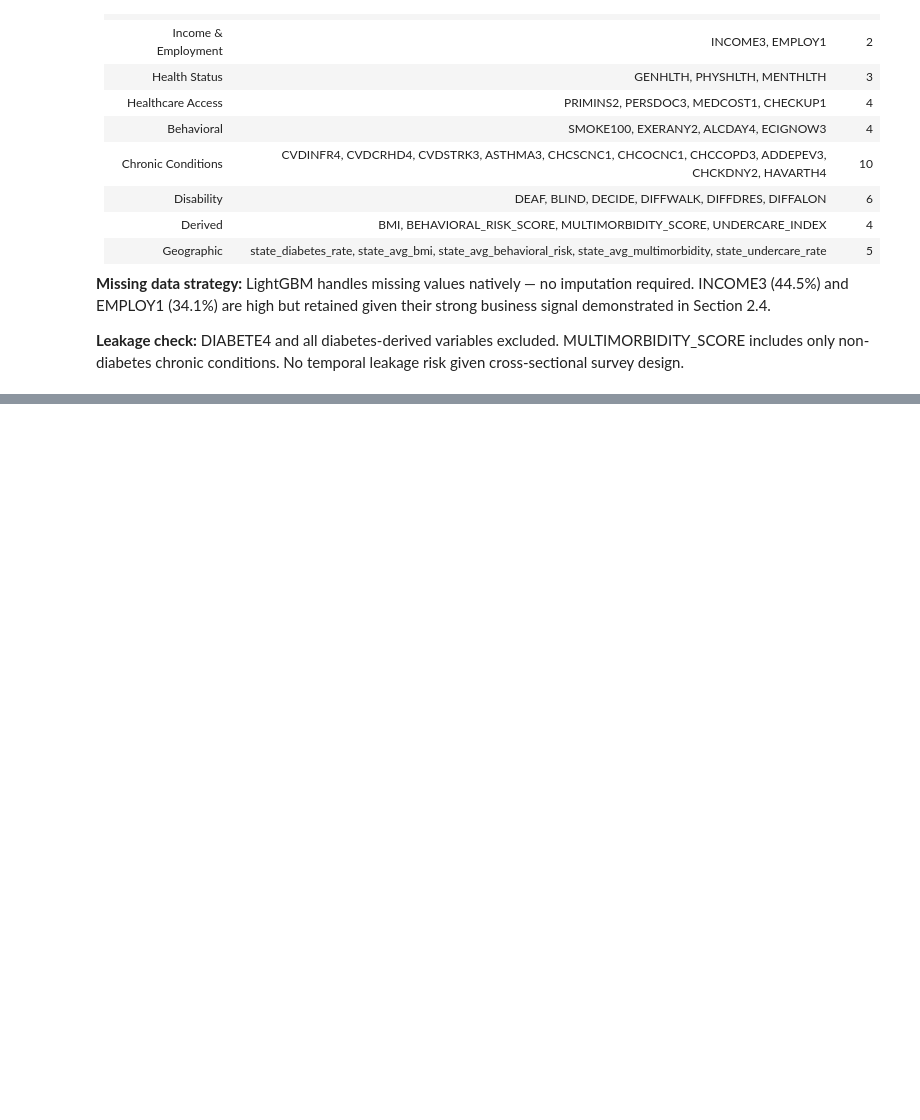
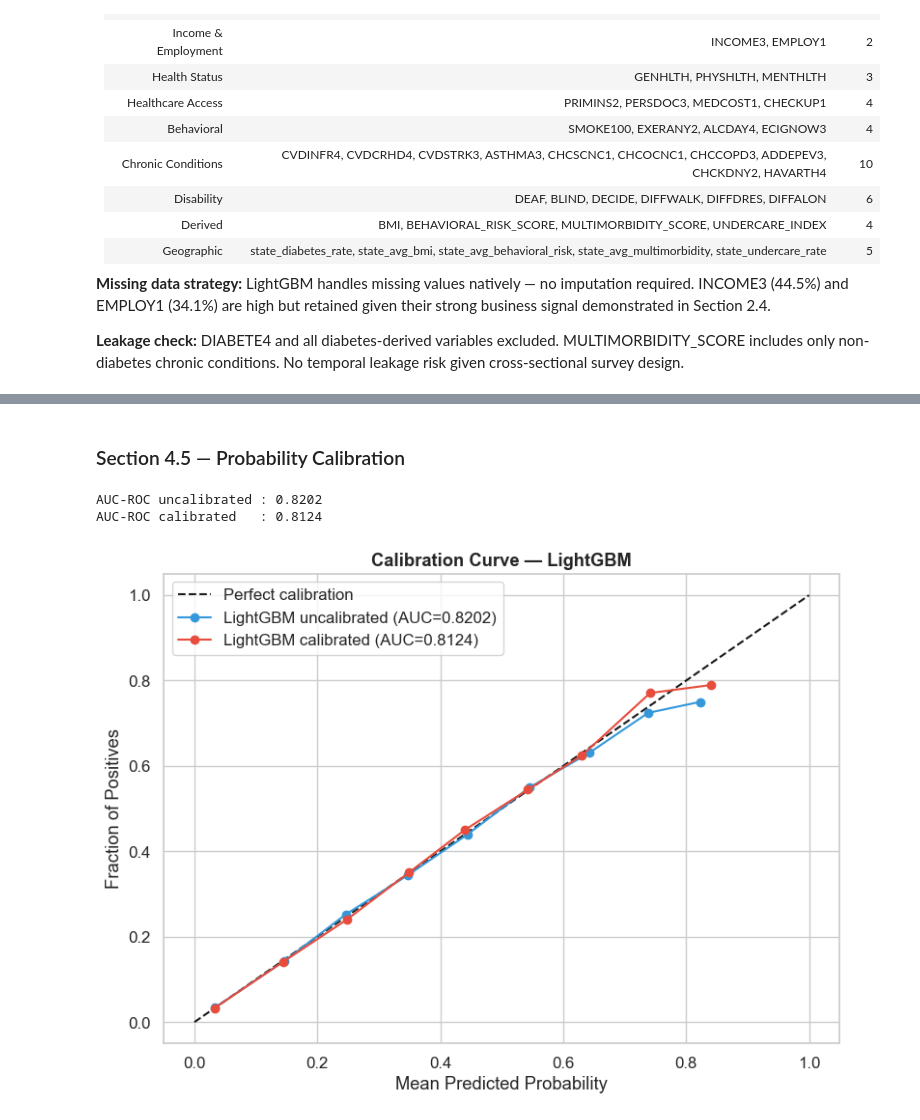
Before and after one commit to ArvindB75/silent-risk-chronic-disease, a Jupyter notebook: notebooks/silent_risk_brfss_2024.ipynb, the cells around one changed output, grey strips where cells are left out. Cells and saved outputs as stored; diff of their text form; code cells hidden in the pictures; blank space fills up the shorter version.

Commit message:
Section 4 — modeling complete: logistic regression baseline, LightGBM, hyperparameter optimization, calibration, evaluation, threshold selection, secondary model

```diff
--- a/notebooks/silent_risk_brfss_2024.ipynb
+++ b/notebooks/silent_risk_brfss_2024.ipynb
@@ -1667,0 +2185,50 @@ dtype: float64
+# %% [markdown]
+### Section 4.5 — Probability Calibration
+# %%
+# --- 4.5 Probability Calibration ---
+
+from sklearn.calibration import CalibratedClassifierCV, calibration_curve
+
+# Calibrate with isotonic regression on a validation split
+X_cal, X_val, y_cal, y_val = train_test_split(
+    X_test, y_test, test_size=0.5, random_state=42, stratify=y_test
+)
+
+lgb_calibrated = CalibratedClassifierCV(lgb_final, method='isotonic', cv=5)
+lgb_calibrated.fit(X_cal, y_cal)
+
+# Calibrated probabilities on validation set
+y_pred_proba_cal = lgb_calibrated.predict_proba(X_val)[:, 1]
+y_pred_proba_uncal = lgb_final.predict_proba(X_val)[:, 1]
+
+auc_cal = roc_auc_score(y_val, y_pred_proba_cal)
+auc_uncal = roc_auc_score(y_val, y_pred_proba_uncal)
+
+print(f"AUC-ROC uncalibrated : {auc_uncal:.4f}")
+print(f"AUC-ROC calibrated   : {auc_cal:.4f}")
+print()
+
+# Calibration curves
+fig, ax = plt.subplots(figsize=(8, 6))
+
+ax.plot([0, 1], [0, 1], 'k--', label='Perfect calibration')
+
+frac_pos, mean_pred = calibration_curve(y_val, y_pred_proba_uncal, n_bins=10)
+ax.plot(mean_pred, frac_pos, 'o-', color='#3498db', label=f'LightGBM uncalibrated (AUC={auc_uncal:.4f})')
+
+frac_pos_cal, mean_pred_cal = calibration_curve(y_val, y_pred_proba_cal, n_bins=10)
+ax.plot(mean_pred_cal, frac_pos_cal, 'o-', color='#e74c3c', label=f'LightGBM calibrated (AUC={auc_cal:.4f})')
+
+ax.set_xlabel('Mean Predicted Probability')
+ax.set_ylabel('Fraction of Positives')
+ax.set_title('Calibration Curve — LightGBM', fontweight='bold')
+ax.legend()
+
+plt.tight_layout()
+plt.savefig('/Users/arvind.b/Documents/silent-risk-chronic-disease/reports/figures/calibration_curve.png',
+            dpi=150, facecolor='white')
+plt.show()
+# %% [output]
+AUC-ROC uncalibrated : 0.8202
+AUC-ROC calibrated   : 0.8124
+[figure, added]
```
Also changed, not shown: parts of 26 cells of this notebook.
